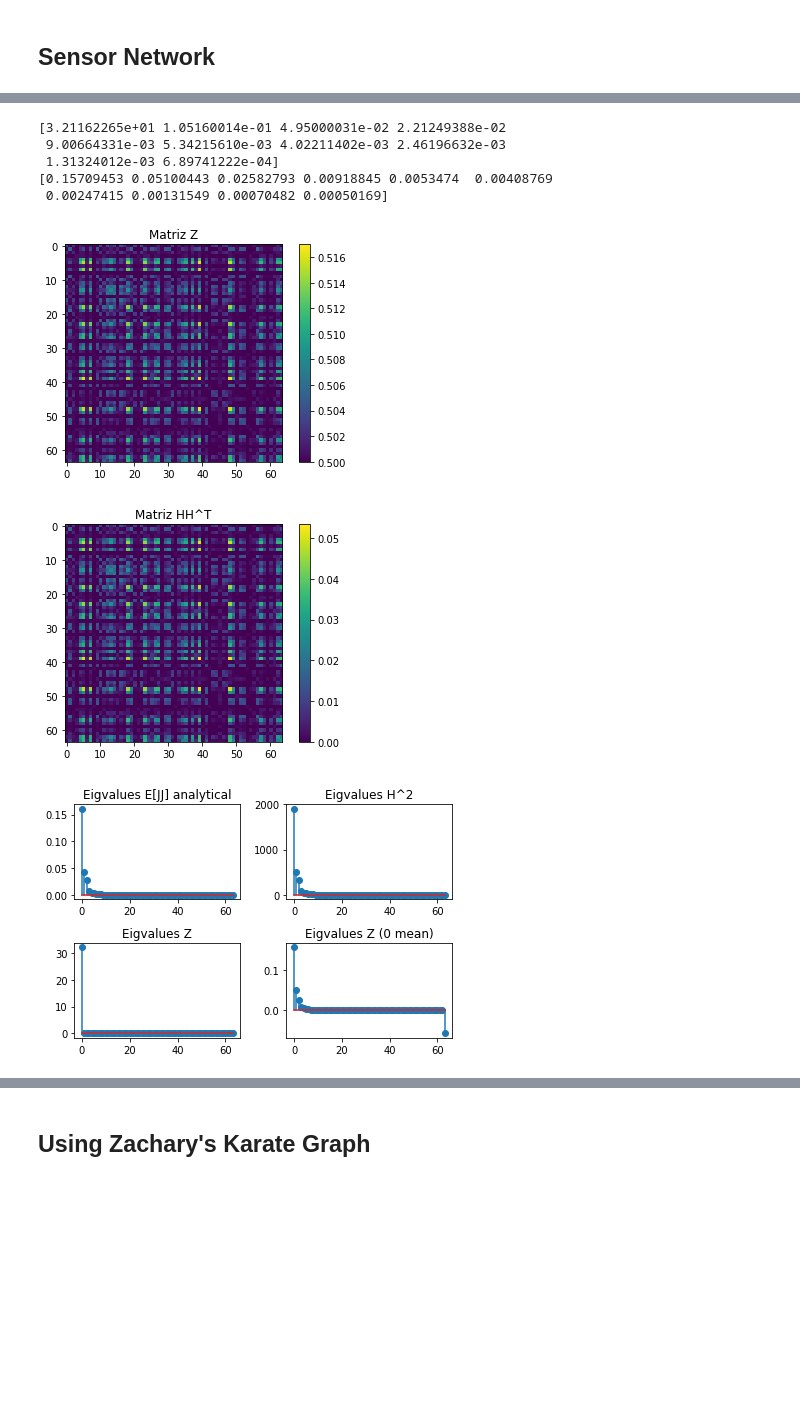
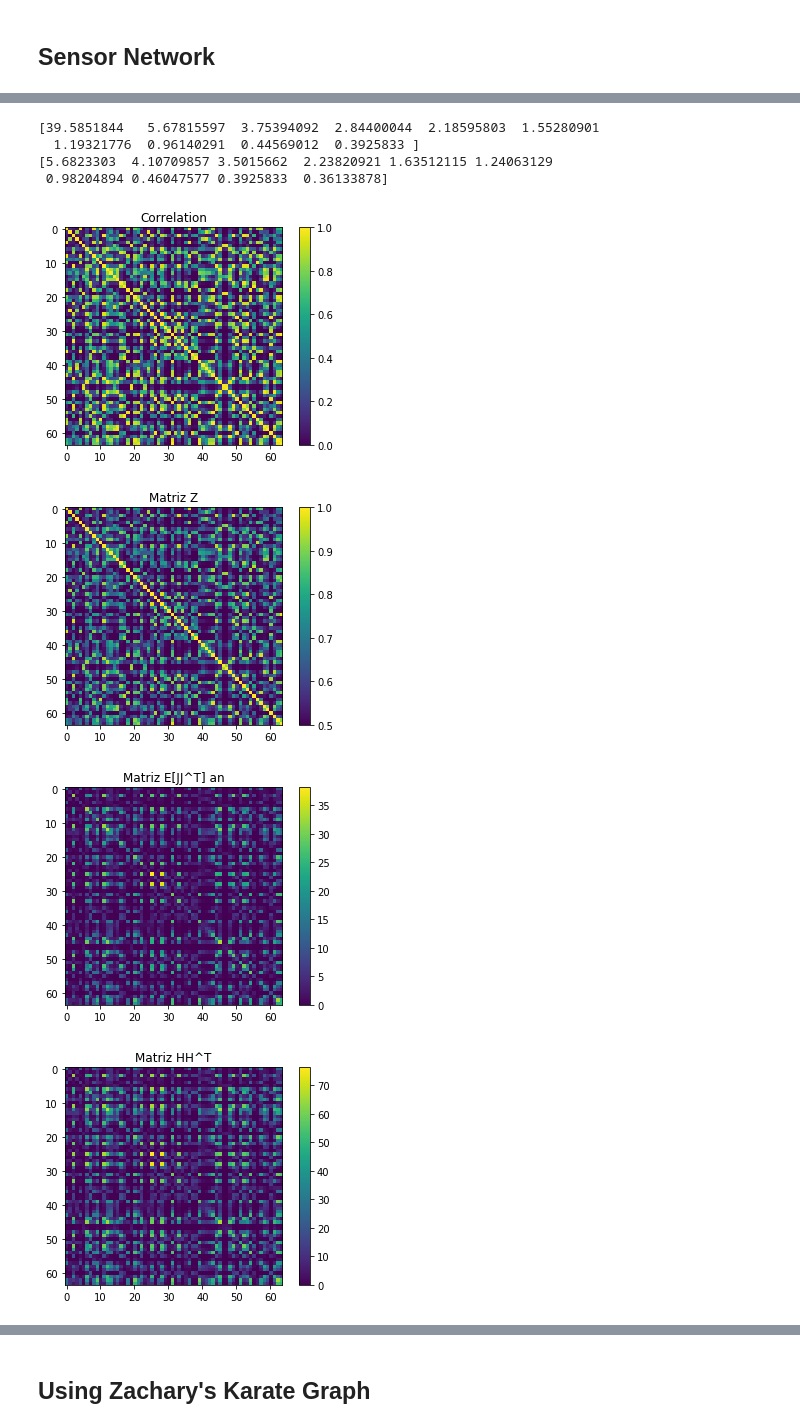
Before and after one commit to reysam93/Graph_Deep_Decoder, a Jupyter notebook: 2Layer_Decoder_Exps/other_graphs.ipynb, the cells around one changed output, grey strips where cells are left out. Cells and saved outputs as stored; diff of their text form; code cells hidden in the pictures; blank space fills up the shorter version.

```diff
--- a/2Layer_Decoder_Exps/other_graphs.ipynb
+++ b/2Layer_Decoder_Exps/other_graphs.ipynb
@@ -30,13 +30,19 @@ hs = np.random.rand(K)
 hs /= np.sum(hs)
 x_dw = ds.DiffusedWhiteGS(G, ds.NonLin.NONE, K, coefs=hs)
 H = x_dw.H
+H2 = H.dot(H.T)
 
 # Compute E[JJ]
-H_norm = H/np.linalg.norm(H)
-Z = 1-np.arccos(H_norm.dot(H_norm.T))/np.pi
+# H_norm = H/np.linalg.norm(H)
+H_norm = H/np.linalg.norm(H, axis=0)
+H2_norm = H_norm.T.dot(H_norm)
+H2_norm[H2_norm>1]=1
+
+#Z = 1-np.arccos(H_norm.dot(H_norm.T))/np.pi
+Z = 1-np.arccos(H2_norm)/np.pi
 Z_0 = Z - np.mean(Z)
 
-E_JJ_an = 0.5*Z*(H_norm.dot(H_norm.T))
+E_JJ_an = 0.5*Z*(H2)
 
 # Get eigendecomposition
 L_H, V_H = utils.ordered_eig(H)
@@ -51,37 +57,45 @@ V_E_JJ_an = utils.choose_eig_sign(V_E_JJ_an, V_H)
 # %%
 # Plot matrices
+plt.figure()
+plt.imshow(H2_norm)
+plt.colorbar()
+plt.title('Correlation')
 plt.figure()
 plt.imshow(Z)
 plt.colorbar()
 plt.title('Matriz Z')
 plt.figure()
-plt.imshow(H_norm.dot(H_norm.T))
+plt.imshow(E_JJ_an)
+plt.colorbar()
+plt.title('Matriz E[JJ^T] an')
+plt.figure()
+plt.imshow(H2)
 plt.colorbar()
 plt.title('Matriz HH^T')
 
 # Compare eigenvalues
 plt.figure()
 plt.subplot(221)
 plt.stem(L_E_JJ_an)
 plt.title('Eigvalues E[JJ] analytical')
 plt.subplot(222)
 plt.stem(L_H**2)
 plt.title('Eigvalues H^2')
 plt.subplot(223)
 plt.stem(L_Z)
 plt.title('Eigvalues Z')
 plt.subplot(224)
 plt.stem(L_Z0)
 plt.title('Eigvalues Z (0 mean)')
 plt.tight_layout()
 print(L_Z[:10])
 print(L_Z0[:10])
 # %% [output]
-[3.21162265e+01 1.05160014e-01 4.95000031e-02 2.21249388e-02
- 9.00664331e-03 5.34215610e-03 4.02211402e-03 2.46196632e-03
- 1.31324012e-03 6.89741222e-04]
-[0.15709453 0.05100443 0.02582793 0.00918845 0.0053474  0.00408769
- 0.00247415 0.00131549 0.00070482 0.00050169]
+[39.5851844   5.67815597  3.75394092  2.84400044  2.18595803  1.55280901
+  1.19321776  0.96140291  0.44569012  0.3925833 ]
+[5.6823303  4.10709857 3.5015662  2.23820921 1.63512115 1.24063129
+ 0.98204894 0.46047577 0.3925833  0.36133878]
-[figure, old version]
+[figure, new version]
-[figure, old version]
+[figure, new version]
-[figure, old version]
+[figure, new version]
+[figure, added]
```
Also changed, not shown: parts of 10 cells of this notebook, 2 other files.
